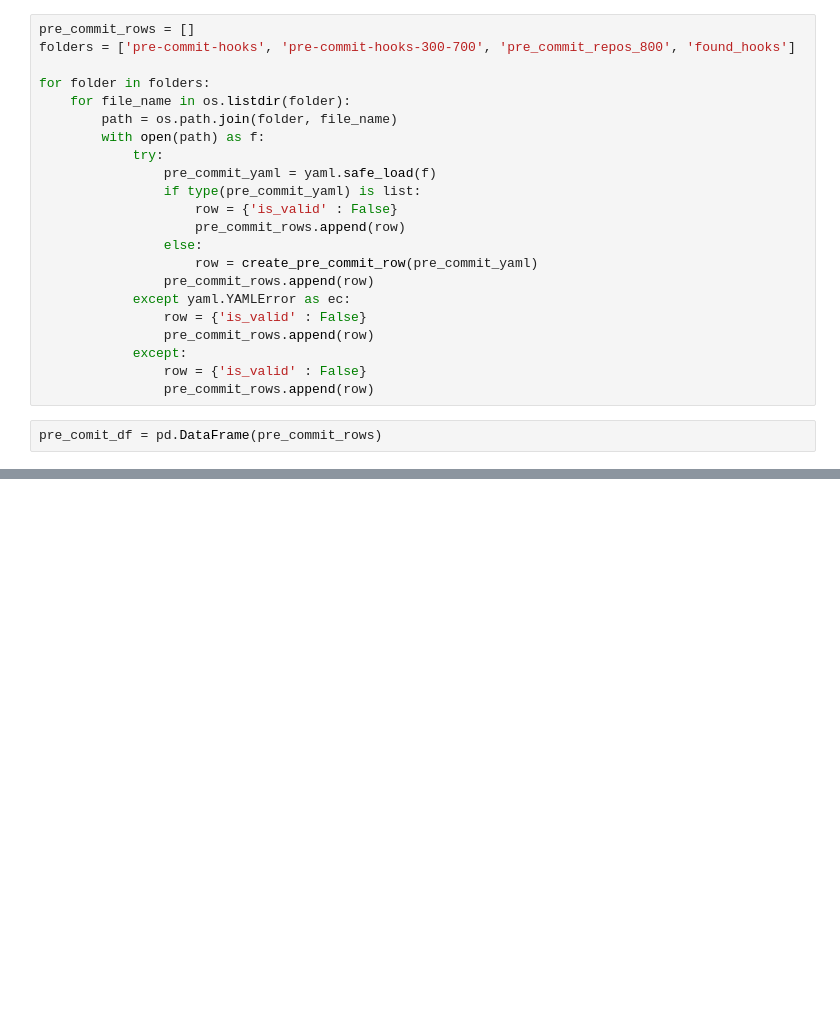
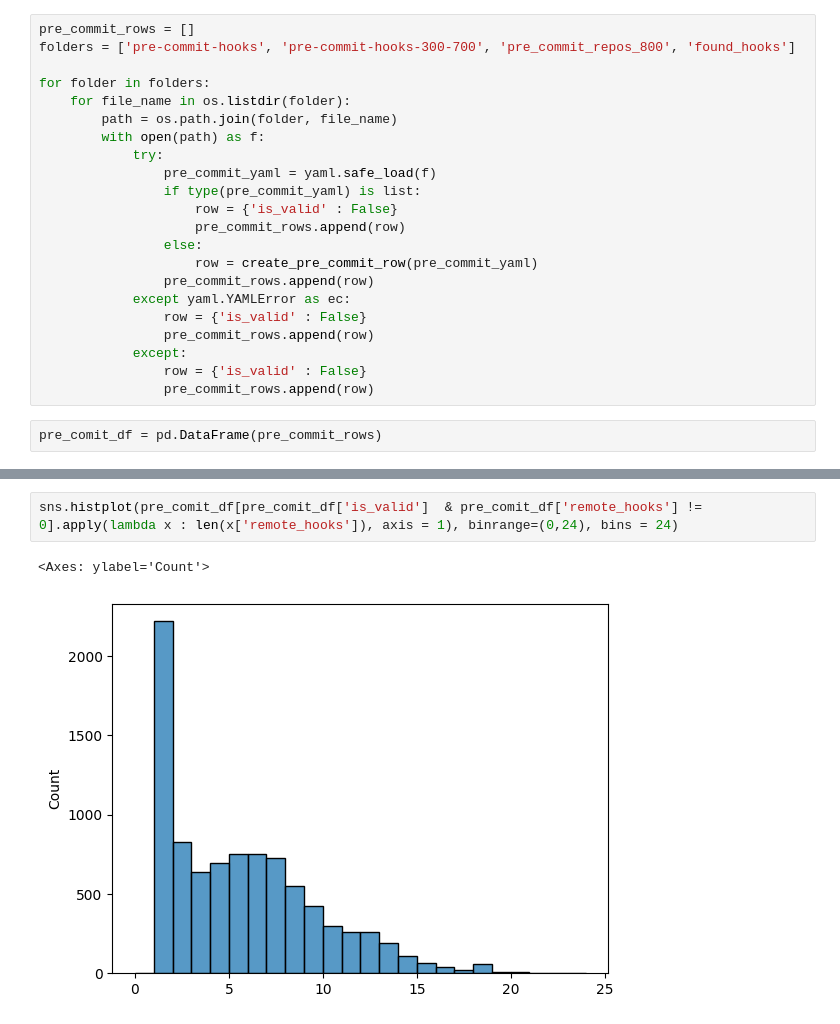
Before and after one commit to dzheng2019/GitHubApiFetcher, a Jupyter notebook: src/pre_commit_parser.ipynb, the cells around one changed output, grey strips where cells are left out. Drawn from its saved outputs; the diff is of its cells as text; blank space fills up the shorter version.

```diff
--- a/src/pre_commit_parser.ipynb
+++ b/src/pre_commit_parser.ipynb
@@ -77,0 +85,5 @@ pre_comit_df
+# %%
+sns.histplot(pre_comit_df[pre_comit_df['is_valid']  & pre_comit_df['remote_hooks'] != 0].apply(lambda x : len(x['remote_hooks']), axis = 1), binrange=(0,24), bins = 24)
+# %% [output]
+<Axes: ylabel='Count'>
+[figure, added]
```
Also changed, not shown: parts of 4 cells of this notebook, 2 other files.
